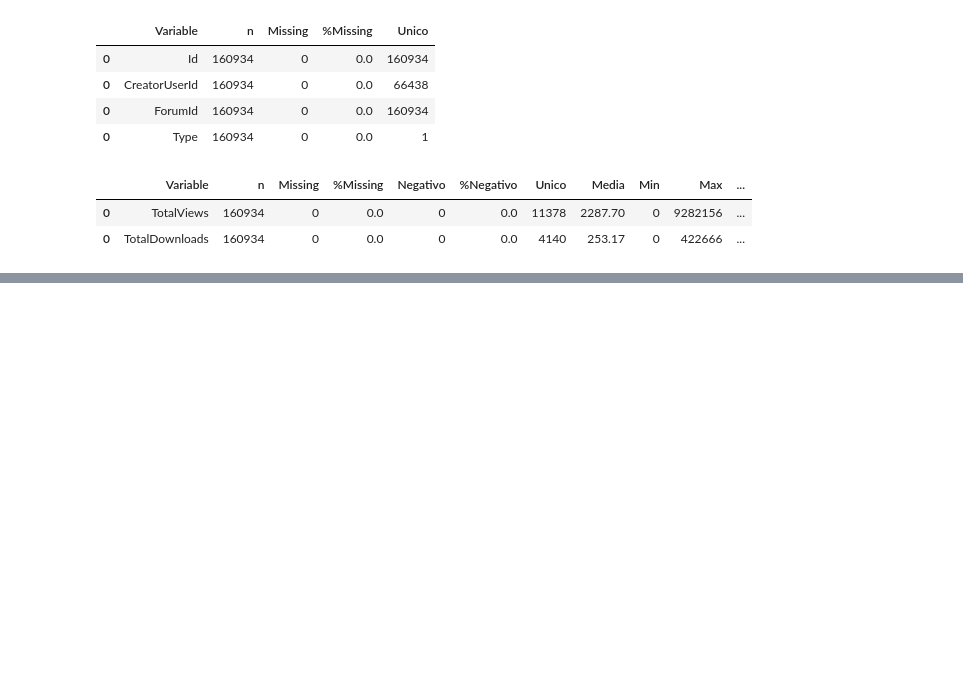
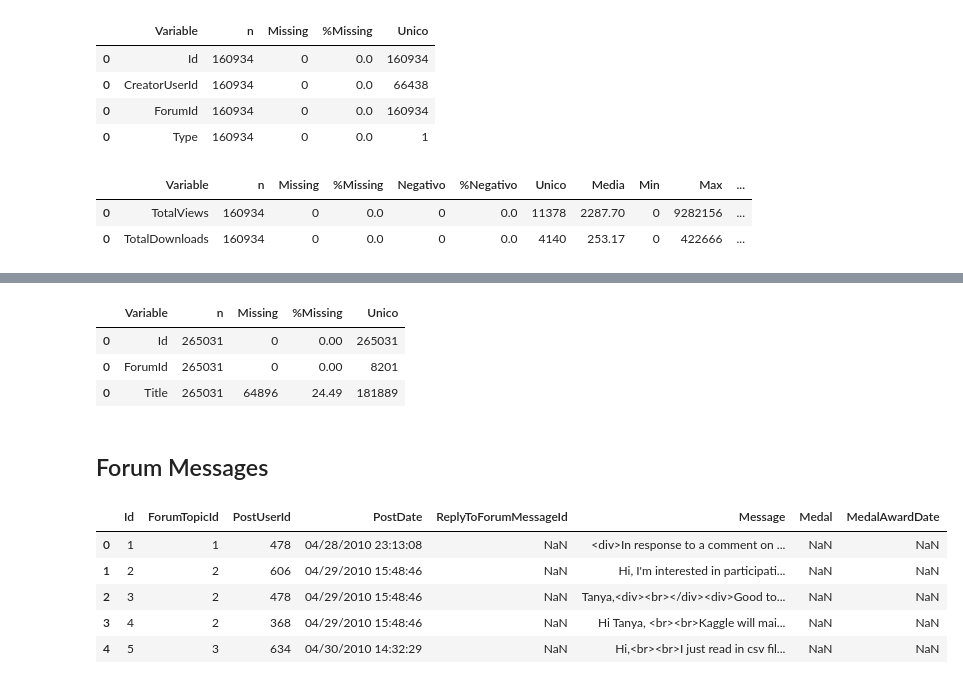
Before and after one commit to jsuasnabarh/kaggle-network-analysis, a Jupyter notebook: notebooks/EDA.ipynb, the cells around one changed output, grey strips where cells are left out. Cells and saved outputs as stored; diff of their text form; code cells hidden in the pictures; blank space fills up the shorter version.

```diff
--- a/notebooks/EDA.ipynb
+++ b/notebooks/EDA.ipynb
@@ -441,0 +541,19 @@ Validator.validar_numerico(df_datasets, ["TotalViews","TotalDownloads"])
+# %%
+Validator.validar_categorico(df_forum_topics, ["Id","ForumId","Title"])
+# %% [output]
+|  | Variable | n | Missing | %Missing | Unico |
+| 0 | Id | 265031 | 0 | 0.00 | 265031 |
+| 0 | ForumId | 265031 | 0 | 0.00 | 8201 |
+| 0 | Title | 265031 | 64896 | 24.49 | 181889 |
+# %% [markdown]
+## Forum Messages
+# %%
+df_forum_messages = pd.read_csv(r"../data/raw/ForumMessages.csv",dtype=str)
+df_forum_messages.head()
+# %% [output]
+|  | Id | ForumTopicId | PostUserId | PostDate | ReplyToForumMessageId | Message | Medal | MedalAwardDate |
+| 0 | 1 | 1 | 478 | 04/28/2010 23:13:08 | NaN | <div>In response to a comment on ... | NaN | NaN |
+| 1 | 2 | 2 | 606 | 04/29/2010 15:48:46 | NaN | Hi, I'm interested in participati... | NaN | NaN |
+| 2 | 3 | 2 | 478 | 04/29/2010 15:48:46 | NaN | Tanya,<div><br></div><div>Good to... | NaN | NaN |
+| 3 | 4 | 2 | 368 | 04/29/2010 15:48:46 | NaN | Hi Tanya, <br><br>Kaggle will mai... | NaN | NaN |
+| 4 | 5 | 3 | 634 | 04/30/2010 14:32:29 | NaN | Hi,<br><br>I just read in csv fil... | NaN | NaN |
```
Also changed, not shown: parts of 21 cells of this notebook.
